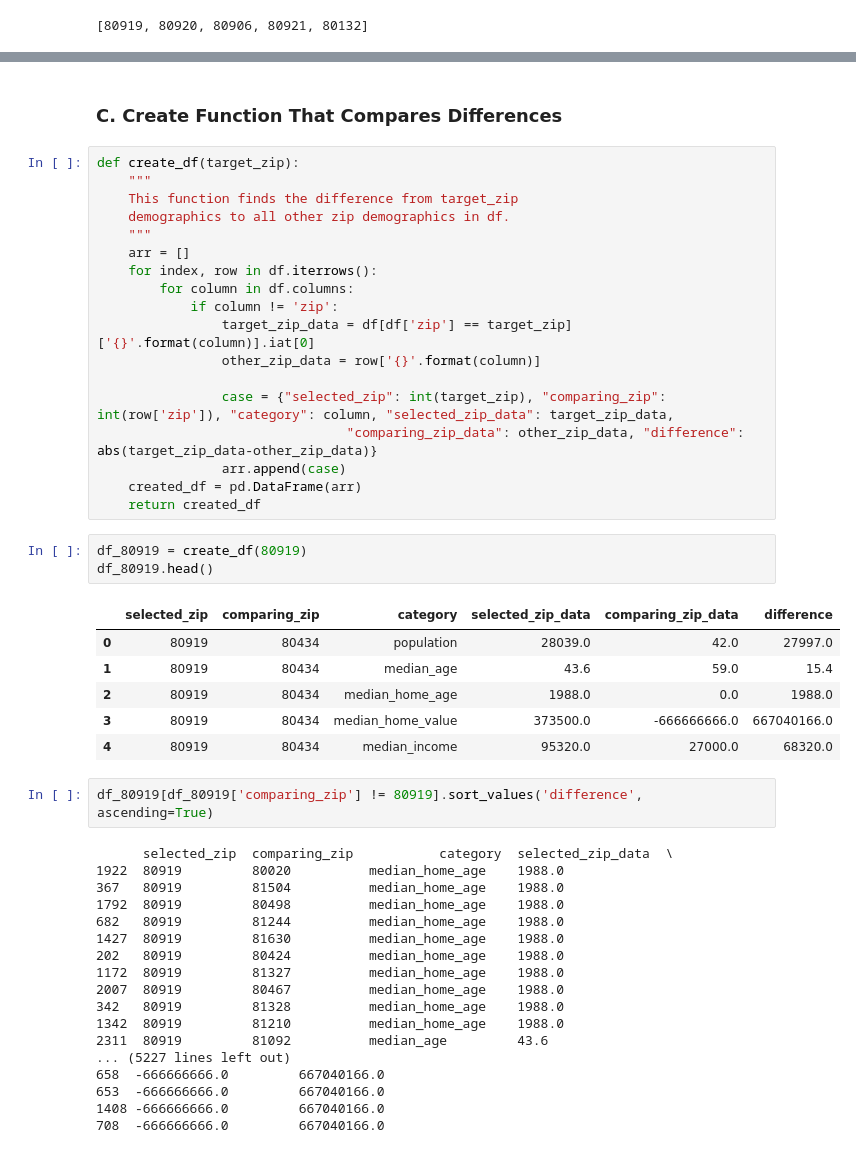
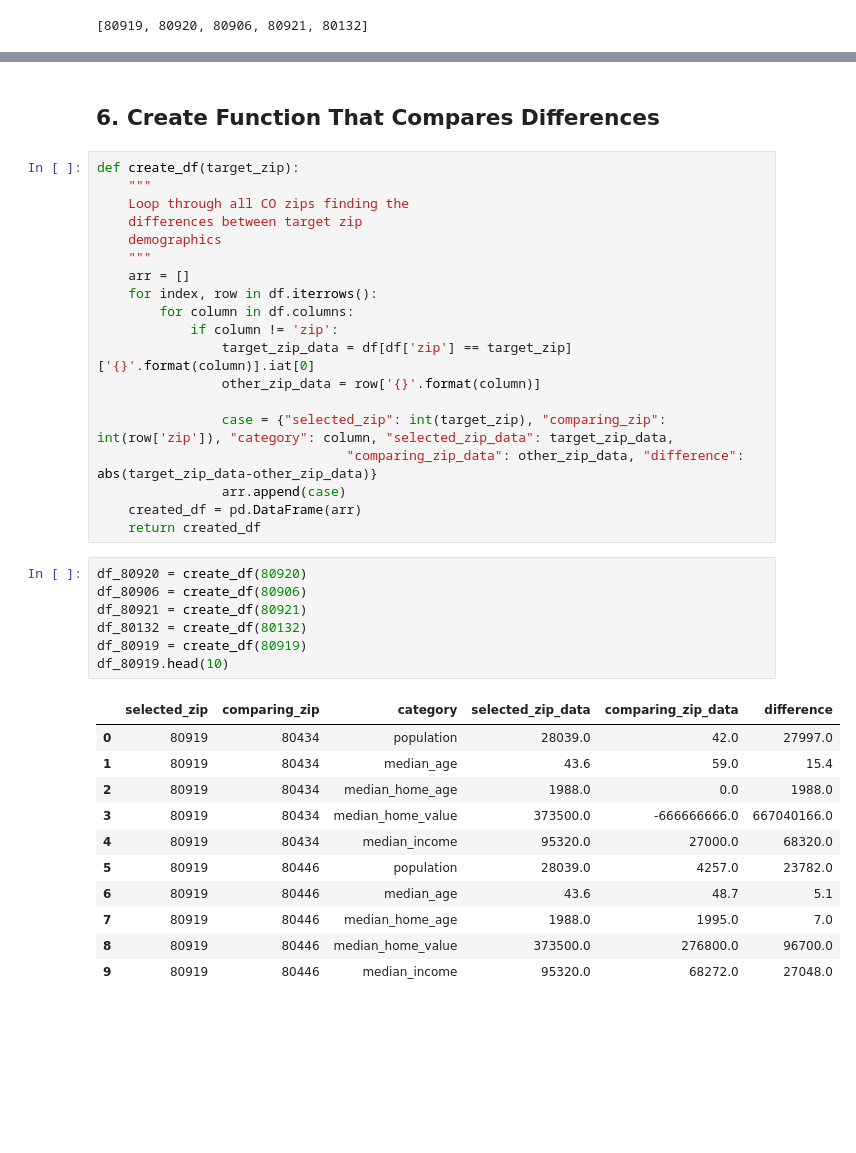
Before and after one commit to danielq1985/si_expansion_public, a Jupyter notebook: who_census.ipynb, the cells around one changed output, grey strips where cells are left out. Cells and saved outputs as stored; diff of their text form; blank space fills up the shorter version.

```diff
--- a/who_census.ipynb
+++ b/who_census.ipynb
@@ -163,12 +164,13 @@ df[df['zip'].isin(zip_array)]
 | 312 | 24087 | 41.5 | 2004 | 444900 | 124085 | 80921 |
 | 389 | 21286 | 43.9 | 1996 | 474200 | 129009 | 80132 |
 # %% [markdown]
-### C. Create Function That Compares Differences
+## 6. Create Function That Compares Differences
 # %%
 def create_df(target_zip):
     """
-    This function finds the difference from target_zip
-    demographics to all other zip demographics in df.
+    Loop through all CO zips finding the
+    differences between target zip
+    demographics
     """
     arr = []
     for index, row in df.iterrows():
@@ -182,33 +184,22 @@ def create_df(target_zip):
                 arr.append(case)
     created_df = pd.DataFrame(arr)
     return created_df
-# %%
-df_80919 = create_df(80919)
-df_80919.head()
-# %% [output]
-|  | selected_zip | comparing_zip | category | selected_zip_data | comparing_zip_data | difference |
-| 0 | 80919 | 80434 | population | 28039.0 | 42.0 | 27997.0 |
-| 1 | 80919 | 80434 | median_age | 43.6 | 59.0 | 15.4 |
-| 2 | 80919 | 80434 | median_home_age | 1988.0 | 0.0 | 1988.0 |
-| 3 | 80919 | 80434 | median_home_value | 373500.0 | -666666666.0 | 667040166.0 |
-| 4 | 80919 | 80434 | median_income | 95320.0 | 27000.0 | 68320.0 |
-# %%
-df_80919[df_80919['comparing_zip'] != 80919].sort_values('difference', ascending=True)
-# %% [output]
-      selected_zip  comparing_zip           category  selected_zip_data  \
-1922  80919         80020          median_home_age    1988.0
-367   80919         81504          median_home_age    1988.0
-1792  80919         80498          median_home_age    1988.0
-682   80919         81244          median_home_age    1988.0
-1427  80919         81630          median_home_age    1988.0
-202   80919         80424          median_home_age    1988.0
-1172  80919         81327          median_home_age    1988.0
-2007  80919         80467          median_home_age    1988.0
-342   80919         81328          median_home_age    1988.0
-1342  80919         81210          median_home_age    1988.0
-2311  80919         81092          median_age         43.6
-... (5227 lines left out)
-658  -666666666.0         667040166.0
-653  -666666666.0         667040166.0
-1408 -666666666.0         667040166.0
-708  -666666666.0         667040166.0
+# %%
+df_80920 = create_df(80920)
+df_80906 = create_df(80906)
+df_80921 = create_df(80921)
+df_80132 = create_df(80132)
+df_80919 = create_df(80919)
+df_80919.head(10)
+# %% [output]
+|  | selected_zip | comparing_zip | category | selected_zip_data | comparing_zip_data | difference |
+| 0 | 80919 | 80434 | population | 28039.0 | 42.0 | 27997.0 |
+| 1 | 80919 | 80434 | median_age | 43.6 | 59.0 | 15.4 |
+| 2 | 80919 | 80434 | median_home_age | 1988.0 | 0.0 | 1988.0 |
+| 3 | 80919 | 80434 | median_home_value | 373500.0 | -666666666.0 | 667040166.0 |
+| 4 | 80919 | 80434 | median_income | 95320.0 | 27000.0 | 68320.0 |
+| 5 | 80919 | 80446 | population | 28039.0 | 4257.0 | 23782.0 |
+| 6 | 80919 | 80446 | median_age | 43.6 | 48.7 | 5.1 |
+| 7 | 80919 | 80446 | median_home_age | 1988.0 | 1995.0 | 7.0 |
+| 8 | 80919 | 80446 | median_home_value | 373500.0 | 276800.0 | 96700.0 |
+| 9 | 80919 | 80446 | median_income | 95320.0 | 68272.0 | 27048.0 |
```
Also changed, not shown: parts of 7 cells of this notebook, 4 other files.
